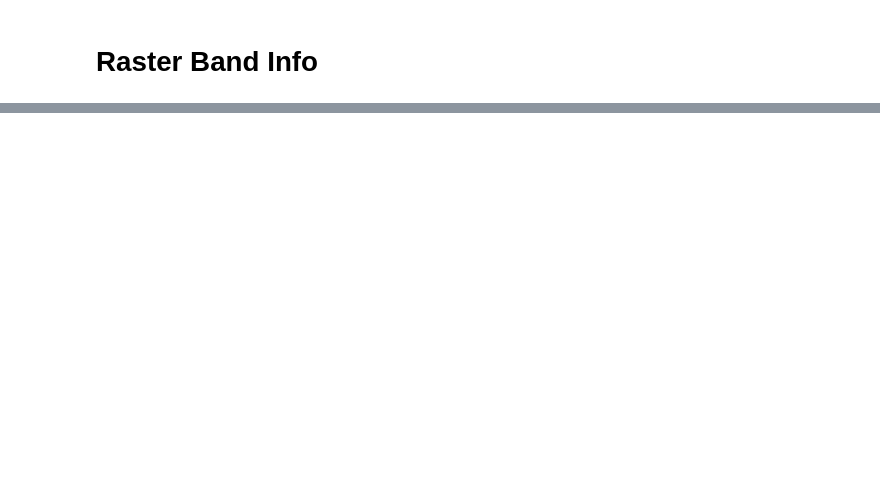
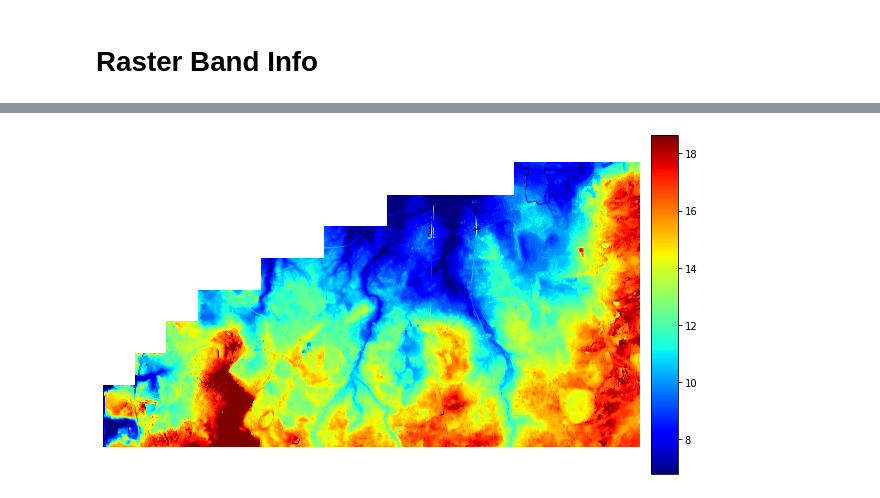
Before and after one commit to SantoshAhirrao/3D-House-Project, a Jupyter notebook: 3D house.ipynb, the cells around one changed output, grey strips where cells are left out. Drawn from its saved outputs; the diff is of its cells as text; code cells hidden in the pictures; blank space fills up the shorter version.

```diff
--- a/3D house.ipynb
+++ b/3D house.ipynb
@@ -194,0 +173,6 @@ GeocoderQueryError: Your request was denied.
+# %%
+#For reference the 1st DTM appears as follows
+
+dtmfig = rd.rdShow(dtm, ignore_colours=[0], axes=False, cmap='jet', figsize=(9,5))
+# %% [output]
+[figure, added]
```
Also changed, not shown: parts of 90 cells of this notebook.
